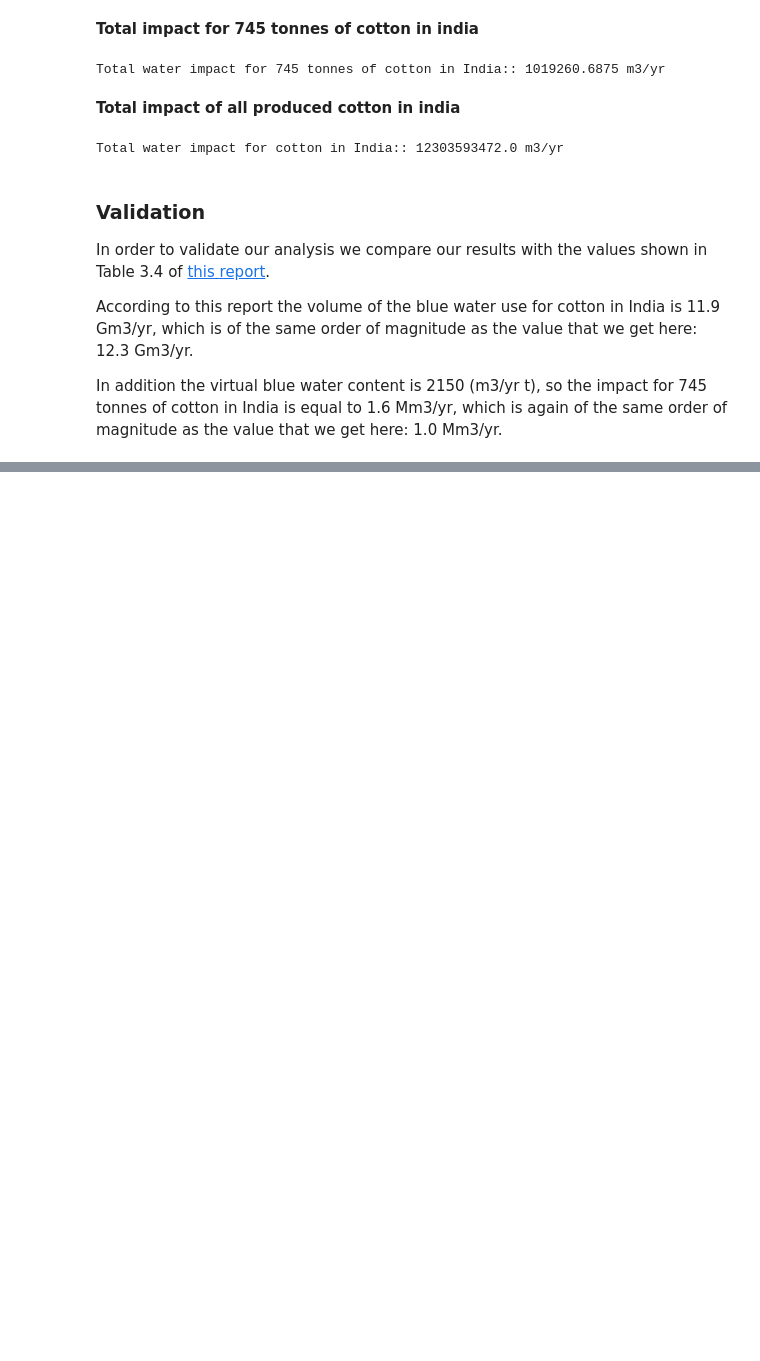
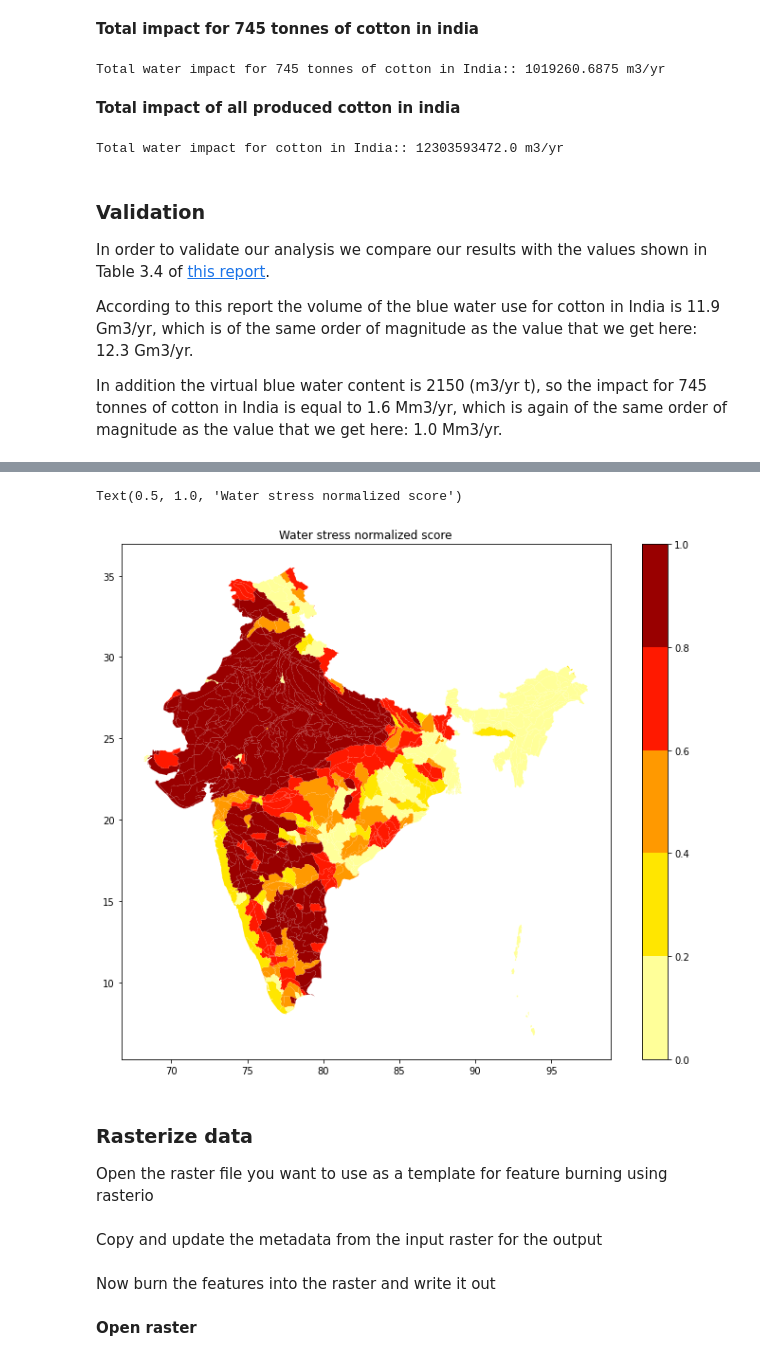
Before and after one commit to Vizzuality/landgriffon, a Jupyter notebook: data/notebooks/Lab/8_QA_water_impact.ipynb, the cells around one changed output, grey strips where cells are left out. Saved outputs shown, nothing was run; the diff lists cells and outputs as text; code cells hidden in the pictures; blank space fills up the shorter version.

```diff
--- a/data/notebooks/Lab/8_QA_water_impact.ipynb
+++ b/data/notebooks/Lab/8_QA_water_impact.ipynb
@@ -451,0 +526,15 @@ In addition the virtual blue water content is 2150 (m3/yr t), so the impact for
+# %%
+color_list = ["#FFFF99", "#FFE600", "#FF9900", "#FF1900", "#990000"]
+
+# Define the colors you want
+cmap = ListedColormap(color_list)
+
+fig, ax = plt.subplots(figsize=(12,10))
+water_stress.plot(ax=ax, column="score_norm", cmap=cmap, legend=True)
+ax.set_title("Water stress normalized score")
+# %% [output]
+Text(0.5, 1.0, 'Water stress normalized score')
+[figure, added]
+# %% [markdown]
+### **Rasterize data**
+Open the raster file you want to use as a template for feature burning using rasterio
@@ -451,0 +543,2 @@ In addition the virtual blue water content is 2150 (m3/yr t), so the impact for
+# %% [markdown]
+Copy and update the metadata from the input raster for the output
@@ -451,0 +548,2 @@ In addition the virtual blue water content is 2150 (m3/yr t), so the impact for
+# %% [markdown]
+Now burn the features into the raster and write it out
@@ -451,0 +560,2 @@ In addition the virtual blue water content is 2150 (m3/yr t), so the impact for
+# %% [markdown]
+**Open raster**
```
Also changed, not shown: parts of 20 cells of this notebook.
